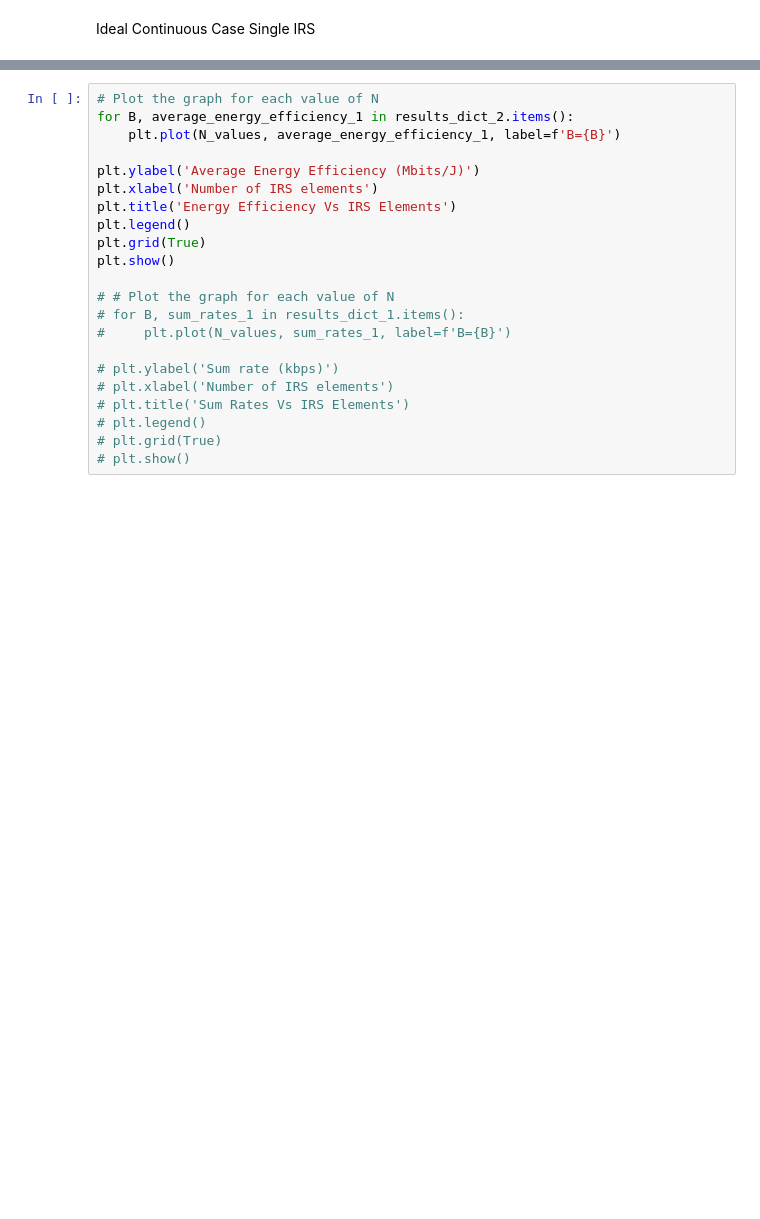
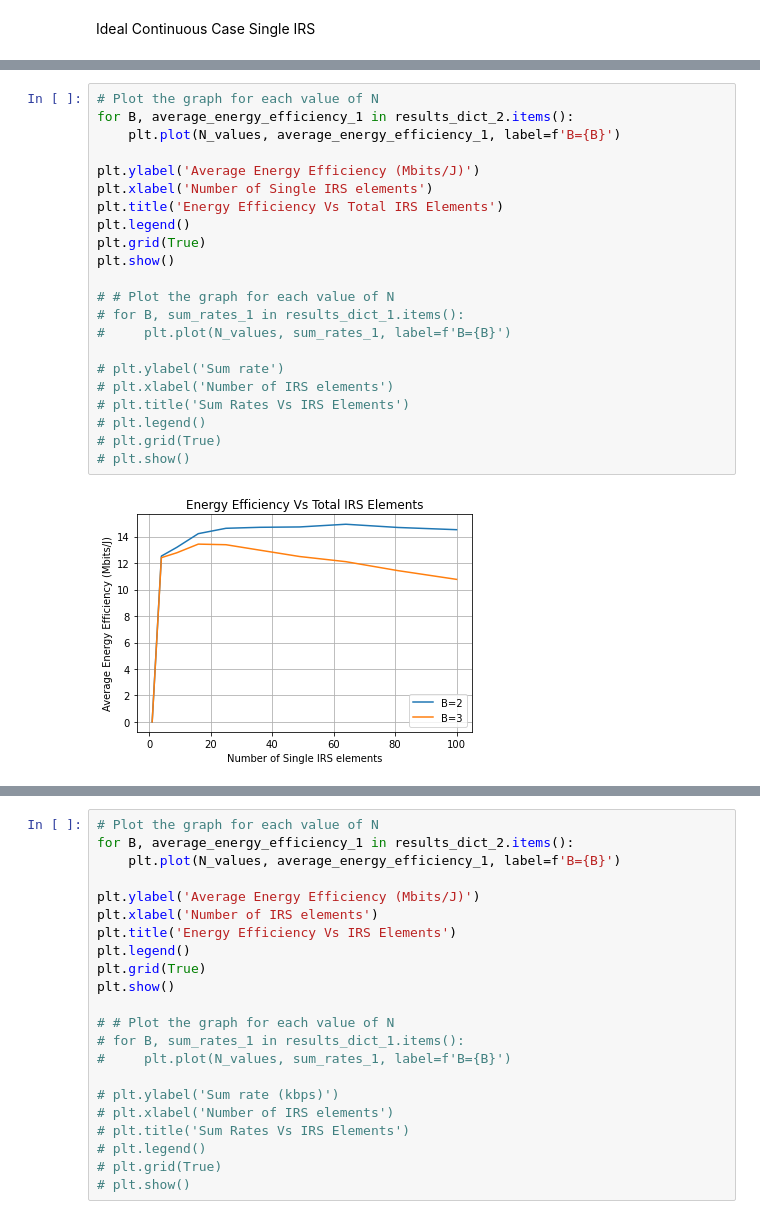
Before and after one commit to TariqUmar/SISO_Network_Implementation, a Jupyter notebook: plots_Ns_Vs_EE.ipynb, the cells around one changed output, grey strips where cells are left out. Drawn from its saved outputs; the diff is of its cells as text; blank space fills up the shorter version.

```diff
--- a/plots_Ns_Vs_EE.ipynb
+++ b/plots_Ns_Vs_EE.ipynb
@@ -704,2 +1066,26 @@ for B in qB:
 # %% [output]
 [  4   9  16  25  36  49  64  81 100]
+# %%
+# Plot the graph for each value of N
+for B, average_energy_efficiency_1 in results_dict_2.items():
+    plt.plot(N_values, average_energy_efficiency_1, label=f'B={B}')
+
+plt.ylabel('Average Energy Efficiency (Mbits/J)')
+plt.xlabel('Number of Single IRS elements')
+plt.title('Energy Efficiency Vs Total IRS Elements')
+plt.legend()
+plt.grid(True)
+plt.show()
+
+# # Plot the graph for each value of N
+# for B, sum_rates_1 in results_dict_1.items():
+#     plt.plot(N_values, sum_rates_1, label=f'B={B}')
+
+# plt.ylabel('Sum rate')
+# plt.xlabel('Number of IRS elements')
+# plt.title('Sum Rates Vs IRS Elements')
+# plt.legend()
+# plt.grid(True)
+# plt.show()
+# %% [output]
+[figure, added]
```
Also changed, not shown: parts of 22 cells of this notebook, 3 other files.
